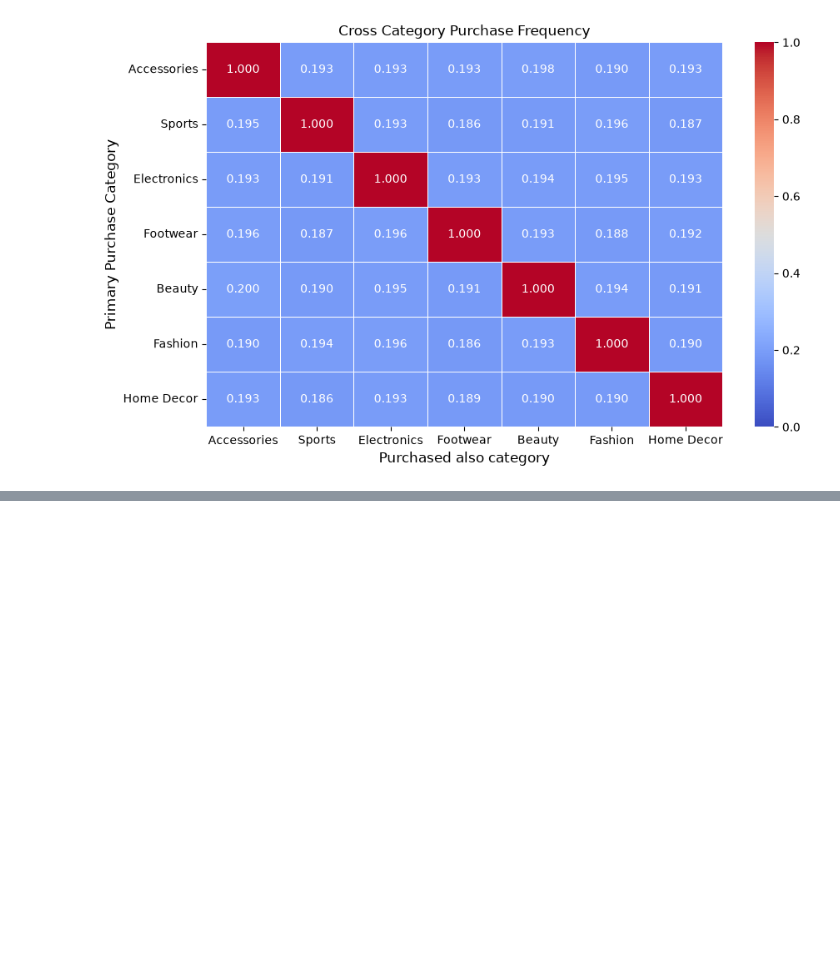
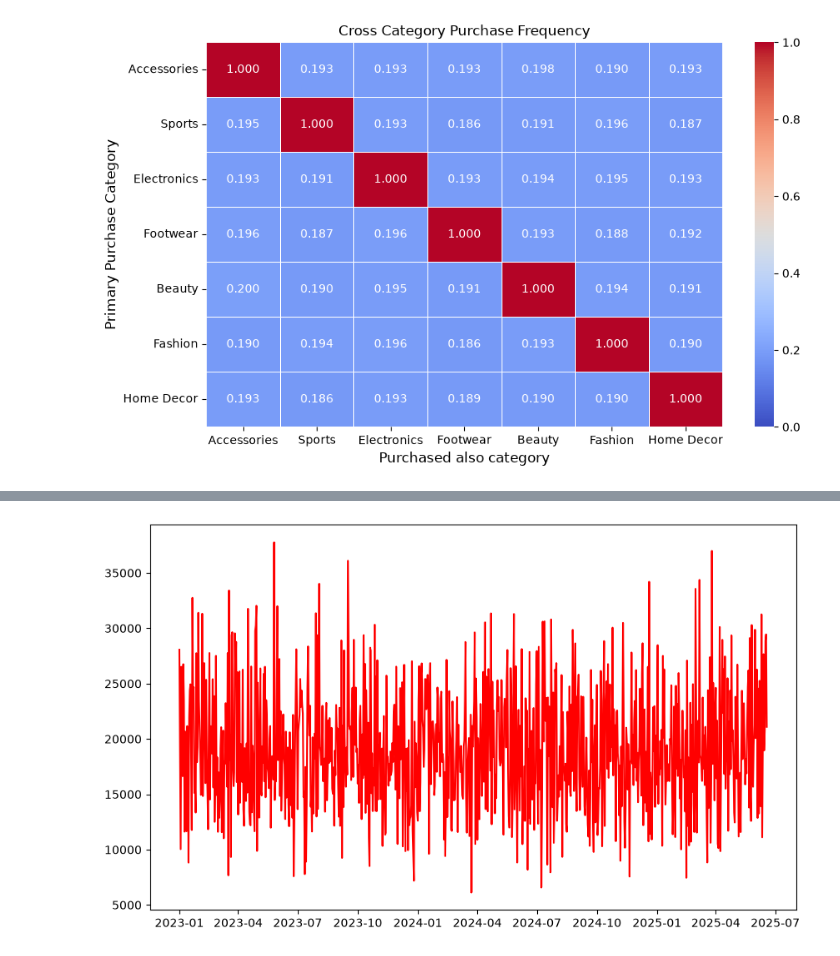
Before and after one commit to DeanDro/StartupMix, a Jupyter notebook: shopify_sales.ipynb, the cells around one changed output, grey strips where cells are left out. Drawn from its saved outputs; the diff is of its cells as text; code cells hidden in the pictures; blank space fills up the shorter version.

Commit message:
Completed market segmentation and visualization for each segment in Accessories and Beuaty category

```diff
--- a/shopify_sales.ipynb
+++ b/shopify_sales.ipynb
@@ -157,4 +159,5 @@ plt.show()
 [figure]
 # %%
 # Beauty and Accessories are the two most frequently cross purchased categories
-acces_beauty =
+acces_beauty = data[(data['product_category']=='Accessories')  | (data['product_category']=='Beauty')]
+acces_beauty.describe()
@@ -160,0 +190,8 @@ acces_beauty =
+# %%
+historical_sales = acces_beauty.groupby('order_date')['revenue'].sum().to_frame().reset_index()
+historical_sales['order_date'] = pd.to_datetime(historical_sales['order_date'])
+fig, ax = plt.subplots(figsize=(10, 6))
+ax.plot(historical_sales['order_date'], historical_sales['revenue'], color='red')
+plt.show()
+# %% [output]
+[figure, added]
```
Also changed, not shown: parts of 11 cells of this notebook.
